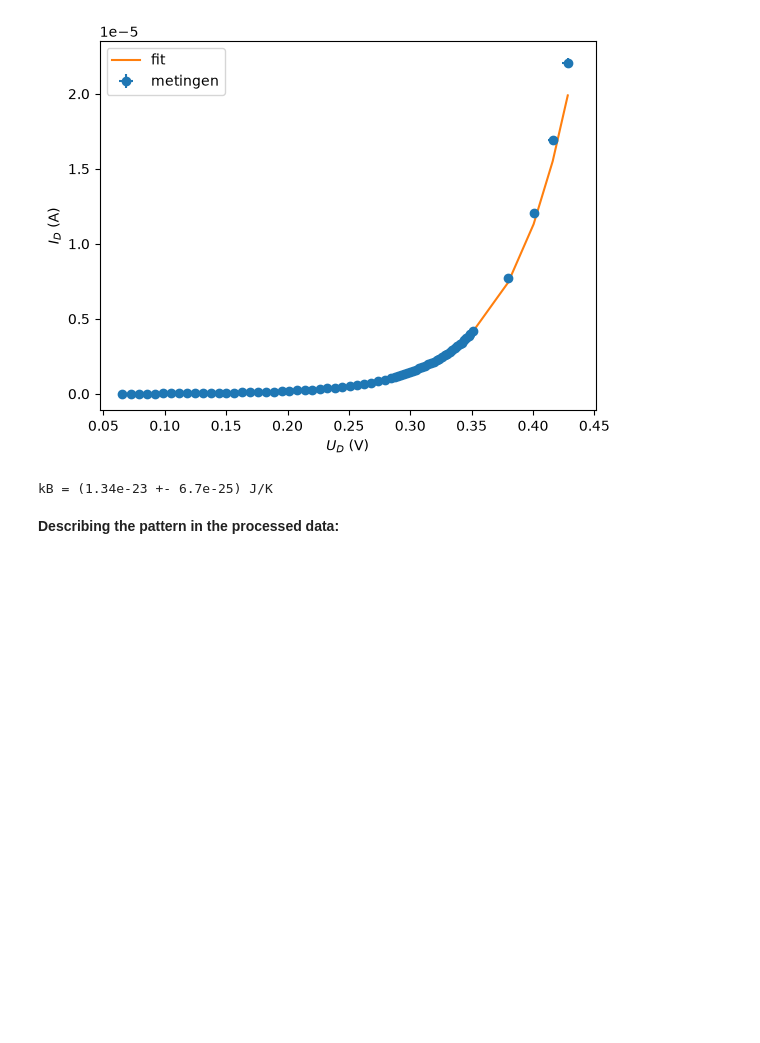
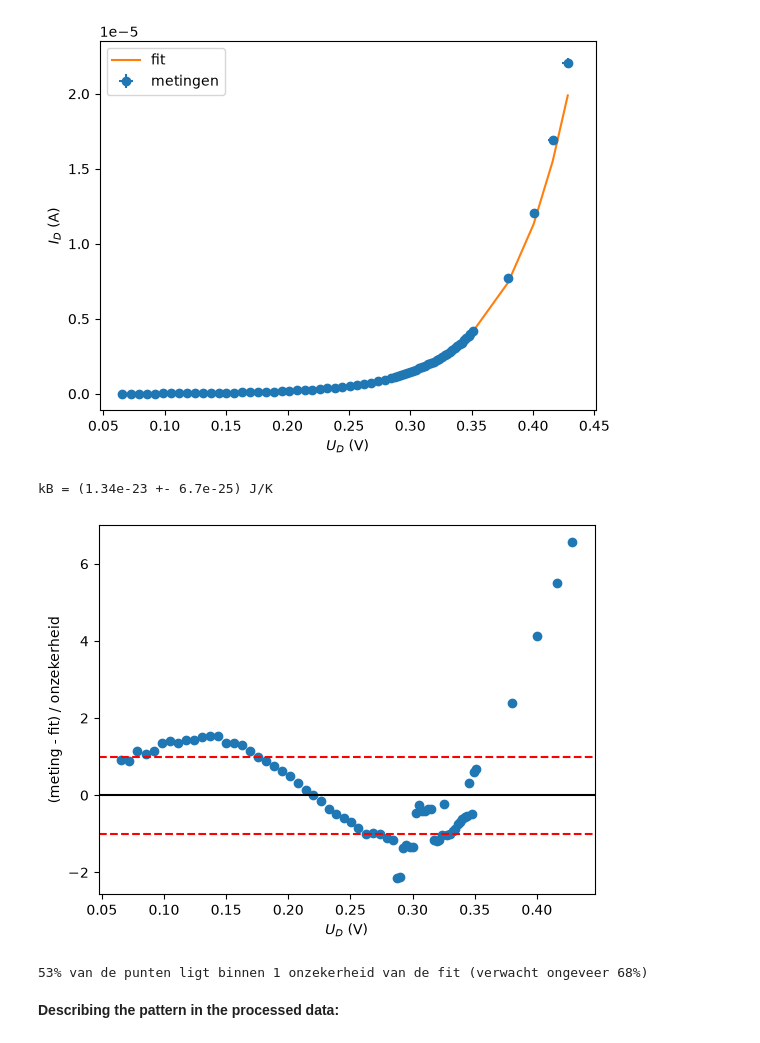
Before and after one commit to RikvDam/TN13015-Rik-Jan-EP1, a Jupyter notebook: BM_labjournaal.ipynb, the cells around one changed output. Saved outputs shown, nothing was run; the diff lists cells and outputs as text; code cells hidden in the pictures; blank space fills up the shorter version.

```diff
--- a/BM_labjournaal.ipynb
+++ b/BM_labjournaal.ipynb
@@ -130,3 +128,18 @@ kB = (1.34e-23 +- 6.7e-25) J/K
+# %%
+res = (I_D - model(U_D, *popt)) / u_ID
+
+plt.plot(U_D, res, 'o')
+plt.axhline(0, color='k')
+plt.axhline(1, color='r', ls='--')
+plt.axhline(-1, color='r', ls='--')
+plt.xlabel('$U_D$ (V)')
+plt.ylabel('(meting - fit) / onzekerheid')
+plt.show()
+
+print(f'{np.mean(np.abs(res) < 1):.0%} van de punten ligt binnen 1 onzekerheid van de fit (verwacht ongeveer 68%)')
+# %% [output]
+[figure, added]
+53% van de punten ligt binnen 1 onzekerheid van de fit (verwacht ongeveer 68%)
 # %%
 #Data processing and analysis:
 # %% [markdown]
```
Also changed, not shown: parts of 1 cell of this notebook.
